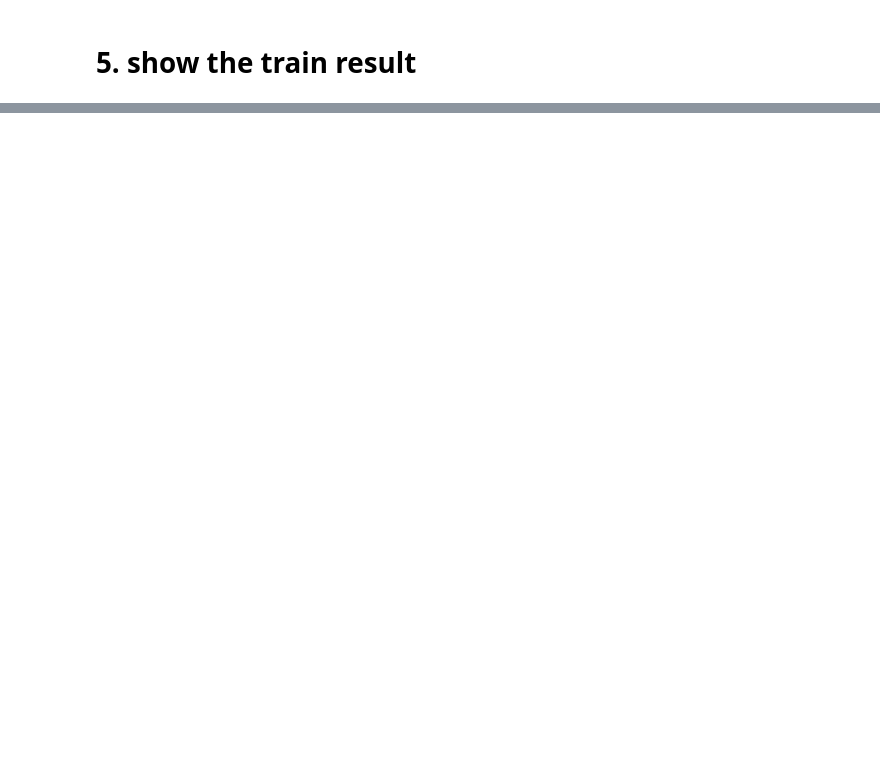
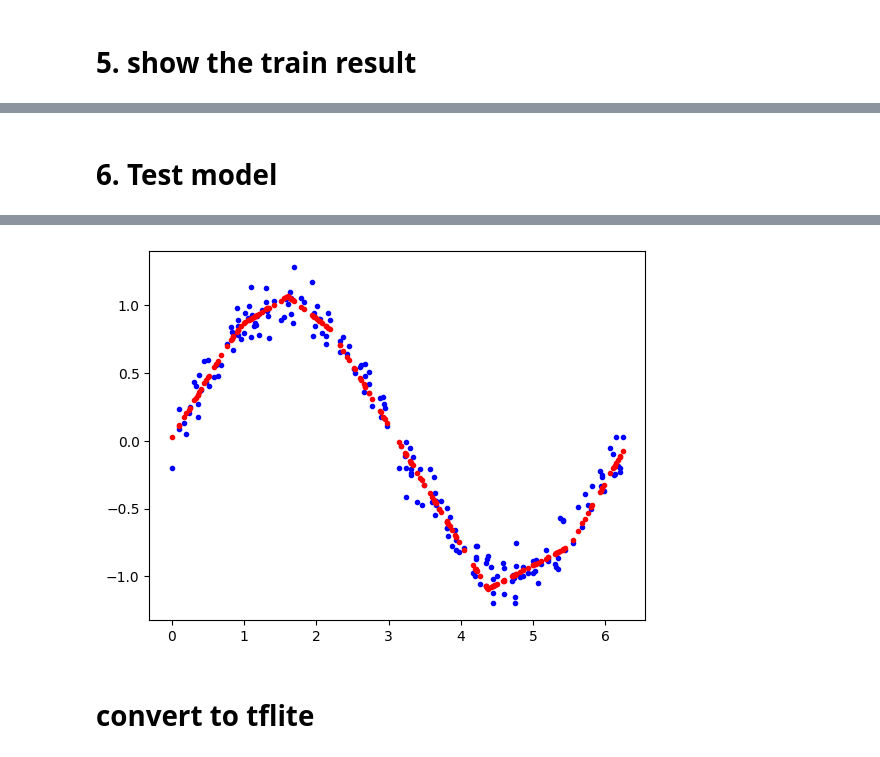
Before and after one commit to cheng3100/mygadget, a Jupyter notebook: helloworld_tflite.ipynb, the cells around one changed output, grey strips where cells are left out. Saved outputs shown, nothing was run; the diff lists cells and outputs as text; code cells hidden in the pictures; blank space fills up the shorter version.

```diff
--- a/helloworld_tflite.ipynb
+++ b/helloworld_tflite.ipynb
@@ -90,0 +127,11 @@ KeyboardInterrupt: ignored
+# %% [markdown]
+# 6. Test model
+# %%
+prediction = model.predict(x_test)
+
+plt.clf()
+plt.plot(x_test, y_test, 'b.')
+plt.plot(x_test, prediction, 'r.')
+
+loss=model.evaluate(x_test, y_test)
+# %% [output]
@@ -90,0 +140,4 @@ KeyboardInterrupt: ignored
+[figure, added]
+# %% [markdown]
+
+# convert to tflite
```
Also changed, not shown: parts of 6 cells of this notebook.
